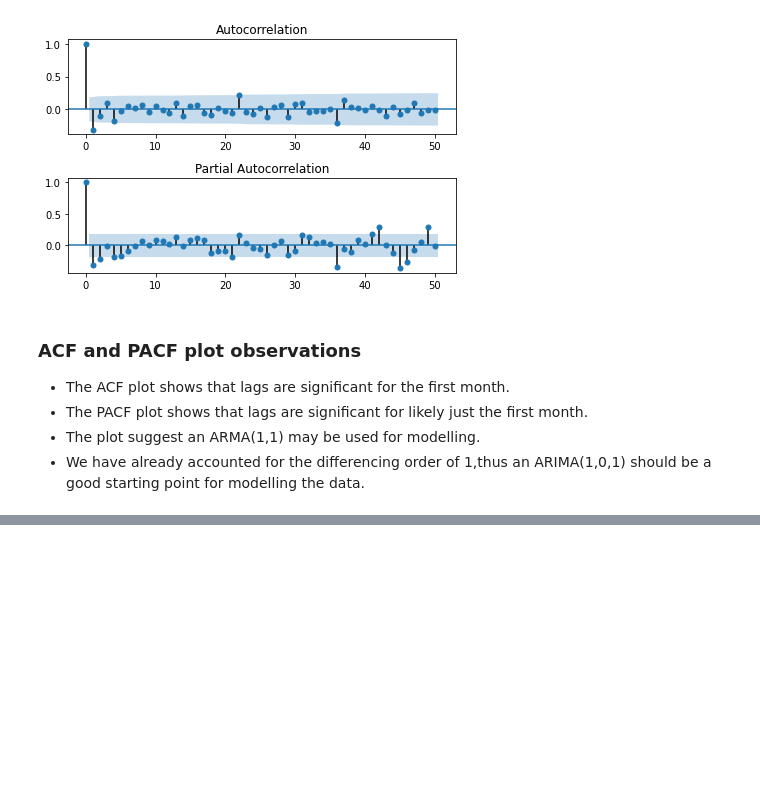
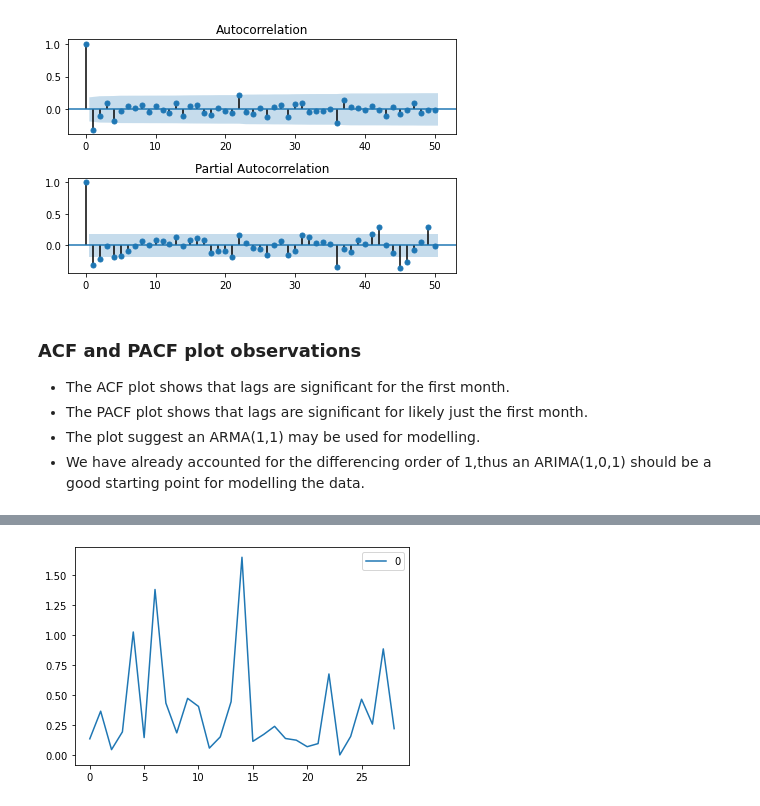
Before and after one commit to grantrzchan/HTX_Armed_Robberies, a Jupyter notebook: HTX_Robberies_ARIMA.ipynb, the cells around one changed output, grey strips where cells are left out. Drawn from its saved outputs; the diff is of its cells as text; code cells hidden in the pictures; blank space fills up the shorter version.

```diff
--- a/HTX_Robberies_ARIMA.ipynb
+++ b/HTX_Robberies_ARIMA.ipynb
@@ -489,0 +502,9 @@ resid_101.hist()
+# %%
+from arch import arch_model
+garch_train_size = int(0.5*len(resid_101))
+garch_train_X = resid_101[0:garch_train_size].to_numpy()
+garch_test_X = resid_101[garch_train_size:].to_numpy()
+# %%
+#from the ACF and PACF plots above, we see that a GARCH(1,1) plot is a good starting point
+garch_model = arch_model(garch_train_X, p=1, q=1)
+garch_model_fit = garch_model.fit()
@@ -489,0 +546,20 @@ resid_101.hist()
+# %%
+#use the GARCH(1,1) model to predict values and compare to test set
+garch_hist = [x for x in garch_train_X]
+garch_pred = []
+resid_garch11 = []
+for i in range(len(garch_test_X)):
+    # predict
+    garch_model = arch_model(garch_hist, p=1, q=1)
+    garch_model_fit = garch_model.fit(disp='off')
+    garch_y_hat = sqrt(garch_model_fit.forecast(horizon=1).variance.values[-1,:][0])
+    garch_pred.append(garch_y_hat)
+    # observation
+    obs = garch_test_X[i]
+    garch_hist.append(obs)
+    # calculate residuals
+    resid_garch11.append(abs(obs - garch_y_hat))
+    print('>Predicted=%.3f, Expected=%.3f' % (garch_y_hat, obs))
+# report performance
+rmse = sqrt(mse(garch_test_X, garch_pred))
+print(f'RMSE: {rmse: .3f}')
@@ -489,0 +584,5 @@ resid_101.hist()
+# %%
+pd.DataFrame(resid_garch11).plot()
+plt.show()
+# %% [output]
+[figure, added]
```
Also changed, not shown: parts of 16 cells of this notebook.
